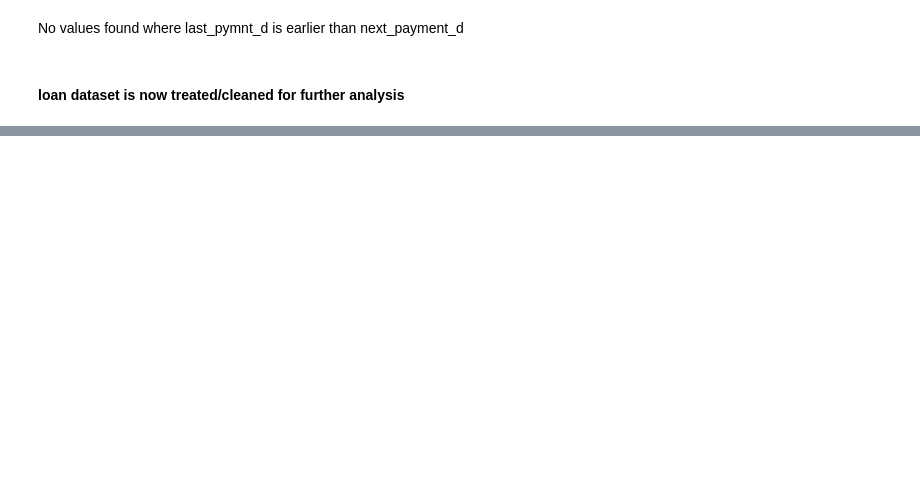
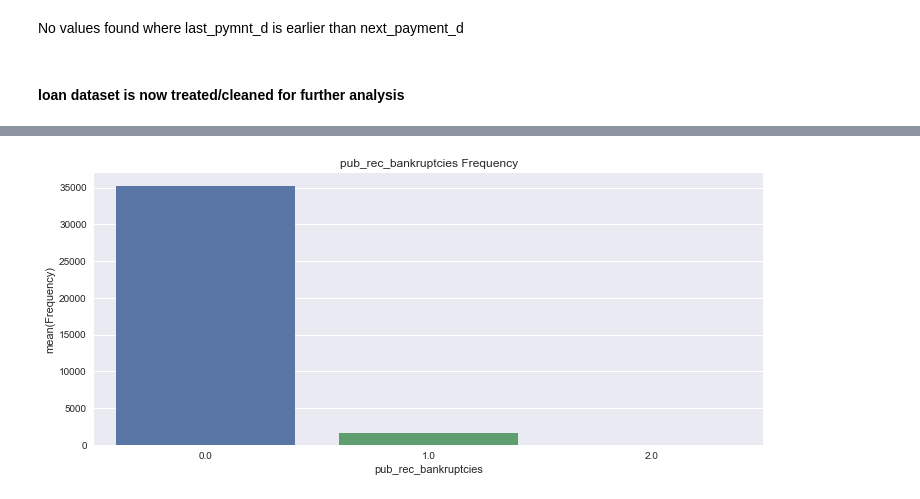
Before and after one commit to poornimaarunp/EDAGroupCaseStudy, a Jupyter notebook: Group_.ipynb, the cells around one changed output, grey strips where cells are left out. Cells and saved outputs as stored; diff of their text form; code cells hidden in the pictures; blank space fills up the shorter version.

```diff
--- a/Group_.ipynb
+++ b/Group_.ipynb
@@ -400,0 +1112,3 @@ loan.info()
+# %%
+loan_outlier_removed = loan_outlier_removed[((loan["funded_amnt"] > funded_amnt_minQ)&(loan["funded_amnt"] < funded_amnt_maxQ))]
+loan_outlier_removed.shape
@@ -400,0 +1117,3 @@ loan.info()
+# %%
+loan_outlier_removed = loan_outlier_removed[((loan["funded_amnt_inv"] > funded_amnt_inv_minQ)&(loan["funded_amnt_inv"] < funded_amnt_inv_maxQ))]
+loan_outlier_removed.shape
@@ -400,0 +1122,3 @@ loan.info()
+# %%
+loan_outlier_removed = loan_outlier_removed[((loan["annual_inc"] > annual_inc_minQ)&(loan["annual_inc"] < annual_inc_maxQ))]
+loan_outlier_removed.shape
@@ -400,0 +1153,3 @@ loan.info()
+# %%
+loan = loan_outlier_removed
+loan.shape
@@ -402,0 +1184,10 @@ loan.info()
+# %%
+#pub_rec_bankruptcies                              2
+pub_rec_bankruptcies_Frequency = loan.groupby('pub_rec_bankruptcies').size().reset_index(name='Frequency')
+plt.figure(figsize=(12, 5))
+sns.barplot(x='pub_rec_bankruptcies', y='Frequency', data=pub_rec_bankruptcies_Frequency)
+plt.title("pub_rec_bankruptcies Frequency")
+
+plt.show()
+# %% [output]
+[figure, added]
```
Also changed, not shown: parts of 164 cells of this notebook, 1 other file.
